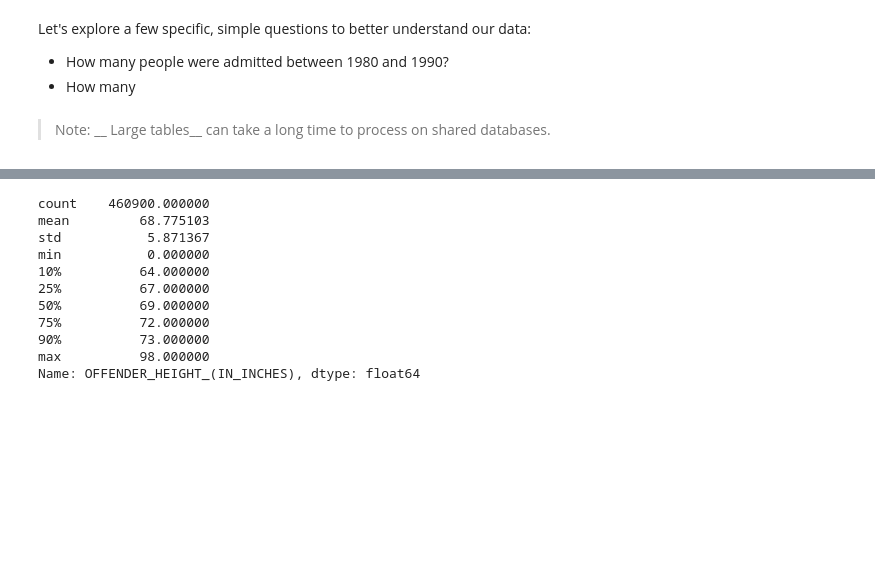
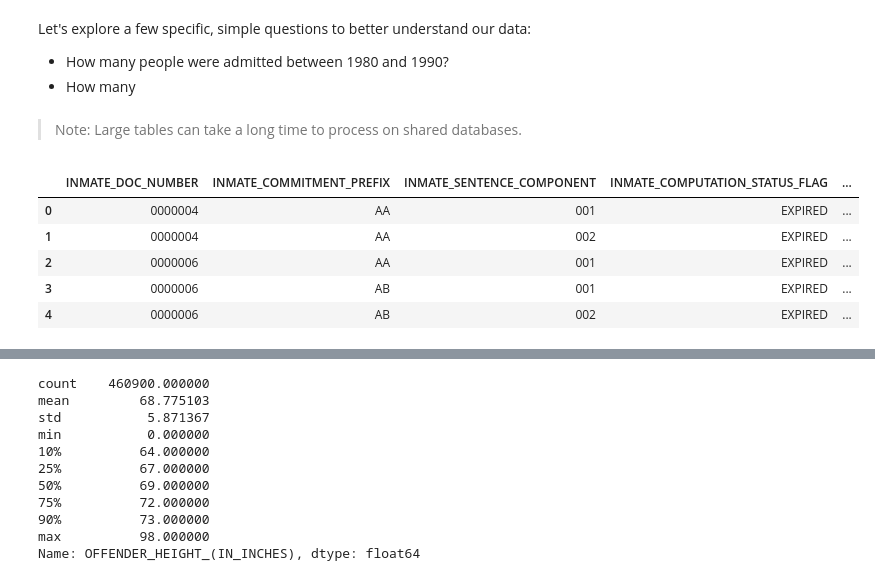
Before and after one commit to Coleridge-Initiative/bdss-notebooks, a Jupyter notebook: 02_2_Dataset_Exploration.ipynb, the cells around one changed output, grey strips where cells are left out. Cells and saved outputs as stored; diff of their text form; code cells hidden in the pictures; blank space fills up the shorter version.

```diff
--- a/02_2_Dataset_Exploration.ipynb
+++ b/02_2_Dataset_Exploration.ipynb
@@ -347,4 +301,20 @@ Let's explore a few specific, simple questions to better understand our data:
 - How many people were admitted between 1980 and 1990?
 - How many
 # %% [markdown]
-> Note: __ Large tables__ can take a long time to process on shared databases.
+> Note: Large tables can take a long time to process on shared databases.
+# %%
+qry = """
+SELECT *
+FROM sentences
+"""
+# print results
+sentences = pd.read_sql(qry,conn)
+# %%
+sentences.head()
+# %% [output]
+|  | INMATE_DOC_NUMBER | INMATE_COMMITMENT_PREFIX | INMATE_SENTENCE_COMPONENT | INMATE_COMPUTATION_STATUS_FLAG | ... |
+| 0 | 0000004 | AA | 001 | EXPIRED | ... |
+| 1 | 0000004 | AA | 002 | EXPIRED | ... |
+| 2 | 0000006 | AA | 001 | EXPIRED | ... |
+| 3 | 0000006 | AB | 001 | EXPIRED | ... |
+| 4 | 0000006 | AB | 002 | EXPIRED | ... |
```
Also changed, not shown: parts of 73 cells of this notebook.
